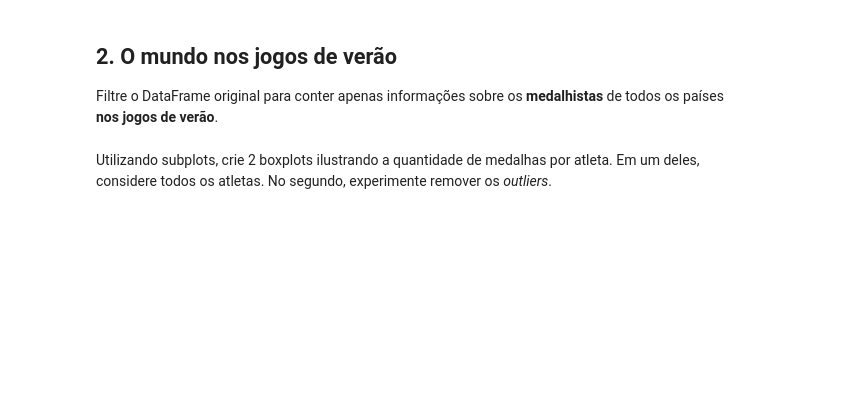
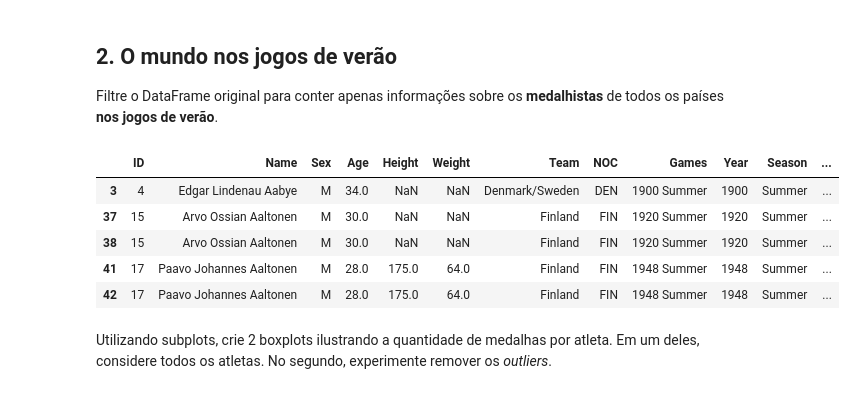
Before and after one commit to pedrobsantana/Projeto-II-Olimpiadas, a Jupyter notebook: Projeto - Dataviz - ADELAIDE.ipynb, the cells around one changed output. Saved outputs shown, nothing was run; the diff lists cells and outputs as text; code cells hidden in the pictures; blank space fills up the shorter version.

```diff
--- a/Projeto - Dataviz - ADELAIDE.ipynb
+++ b/Projeto - Dataviz - ADELAIDE.ipynb
@@ -312,5 +390,16 @@ Para finalizar a história do Brasil, vamos ver a série temporal de medalhas br
 ## 2. O mundo nos jogos de verão
 
 Filtre o DataFrame original para conter apenas informações sobre os **medalhistas** de todos os países **nos jogos de verão**.
+# %%
+df_atletas_verao = df_atletas[df_atletas['Season'] == 'Summer']
+df_atletas_verao_medalhas = df_atletas_verao[df_atletas_verao['Medal'].notna() ]
+df_atletas_verao_medalhas.head()
+# %% [output]
+|  | ID | Name | Sex | Age | Height | Weight | Team | NOC | Games | Year | Season | ... |
+| 3 | 4 | Edgar Lindenau Aabye | M | 34.0 | NaN | NaN | Denmark/Sweden | DEN | 1900 Summer | 1900 | Summer | ... |
+| 37 | 15 | Arvo Ossian Aaltonen | M | 30.0 | NaN | NaN | Finland | FIN | 1920 Summer | 1920 | Summer | ... |
+| 38 | 15 | Arvo Ossian Aaltonen | M | 30.0 | NaN | NaN | Finland | FIN | 1920 Summer | 1920 | Summer | ... |
+| 41 | 17 | Paavo Johannes Aaltonen | M | 28.0 | 175.0 | 64.0 | Finland | FIN | 1948 Summer | 1948 | Summer | ... |
+| 42 | 17 | Paavo Johannes Aaltonen | M | 28.0 | 175.0 | 64.0 | Finland | FIN | 1948 Summer | 1948 | Summer | ... |
 # %% [markdown]
 Utilizando subplots, crie 2 boxplots ilustrando a quantidade de medalhas por atleta. Em um deles, considere todos os atletas. No segundo, experimente remover os *outliers*.
```
Also changed, not shown: parts of 31 cells of this notebook.
